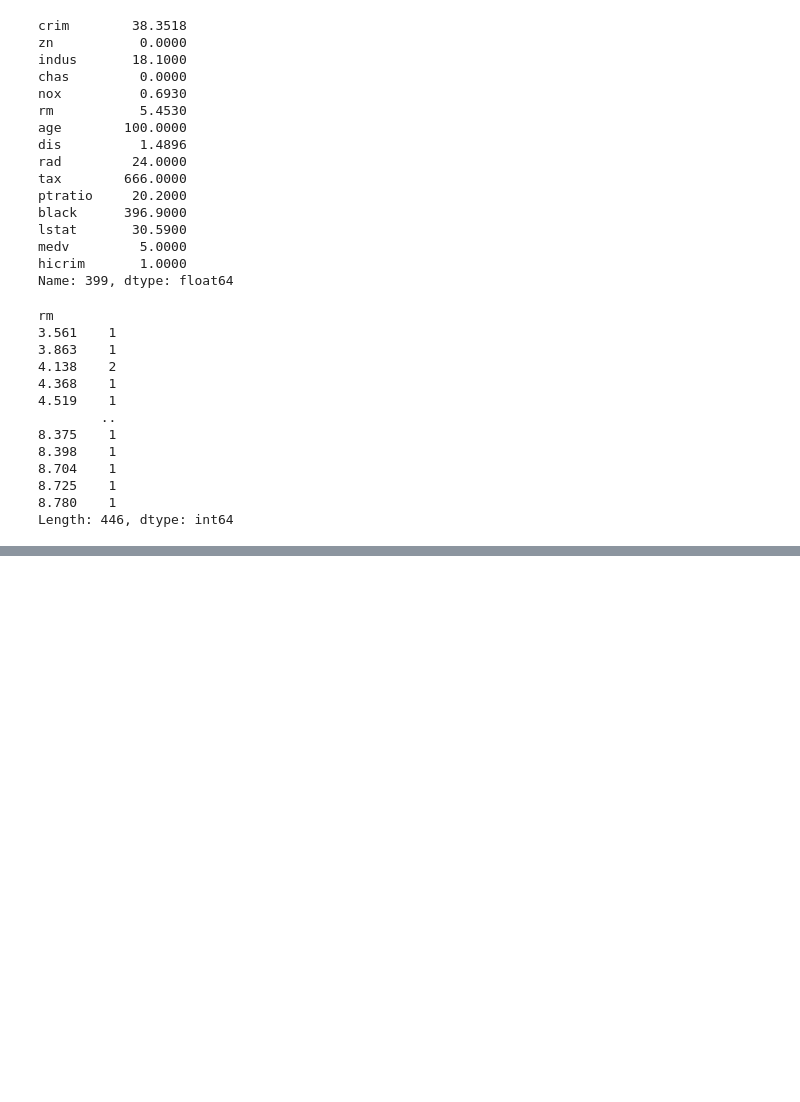
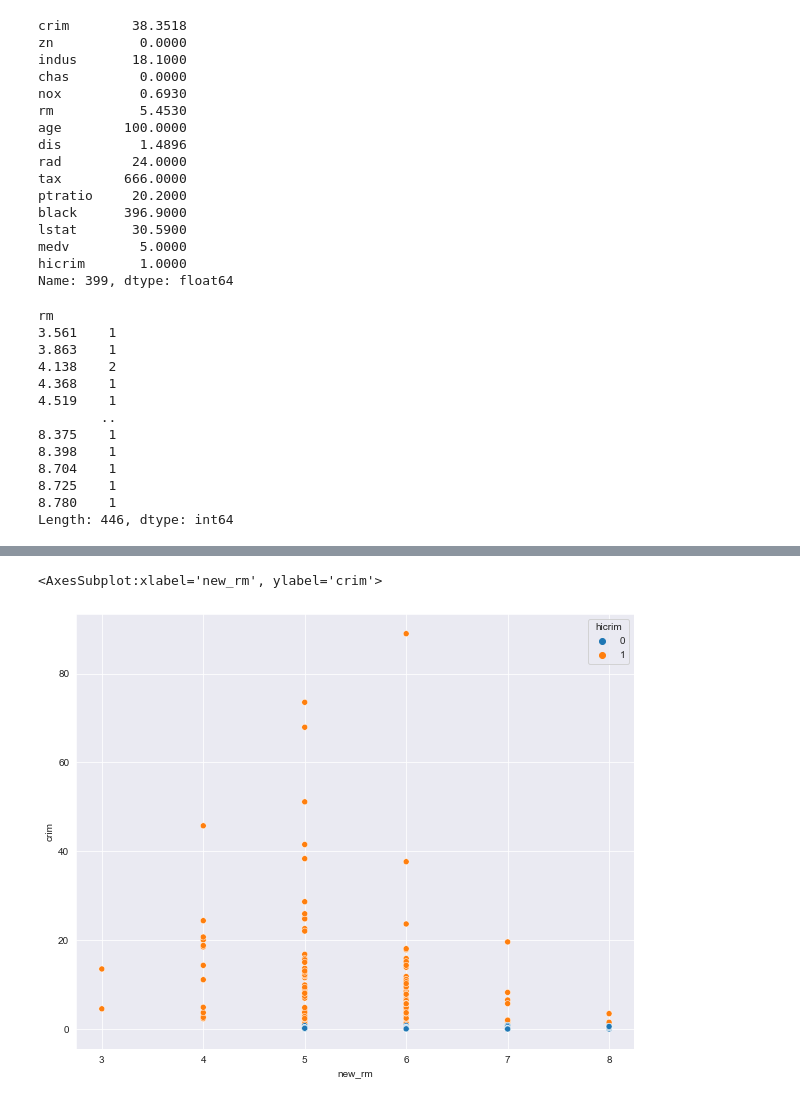
Before and after one commit to kdesh96/ISLR-exercises, a Jupyter notebook: Ch 2 - Exercises - Applied.ipynb, the cells around one changed output, grey strips where cells are left out. Saved outputs shown, nothing was run; the diff lists cells and outputs as text; code cells hidden in the pictures; blank space fills up the shorter version.

```diff
--- a/Ch 2 - Exercises - Applied.ipynb
+++ b/Ch 2 - Exercises - Applied.ipynb
@@ -363,0 +375,6 @@ boston['new_rm'] = boston.rm.apply(lambda rm: math.trunc(rm))
+# %%
+plt.figure(figsize=(10,8))
+sns.scatterplot(data=boston, x='new_rm', y='crim', hue='hicrim')
+# %% [output]
+<AxesSubplot:xlabel='new_rm', ylabel='crim'>
+[figure, added]
```
Also changed, not shown: parts of 1 cell of this notebook.
